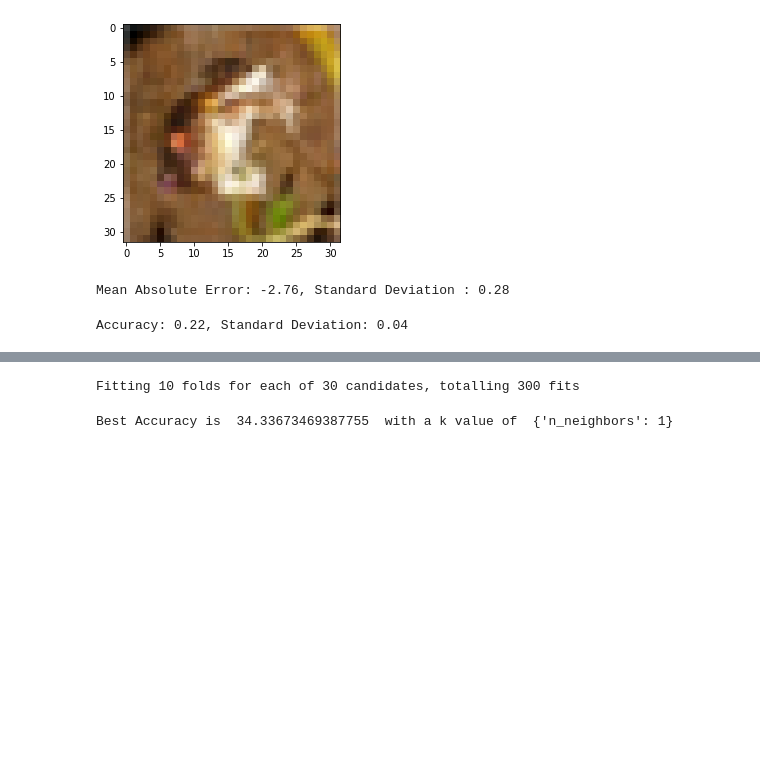
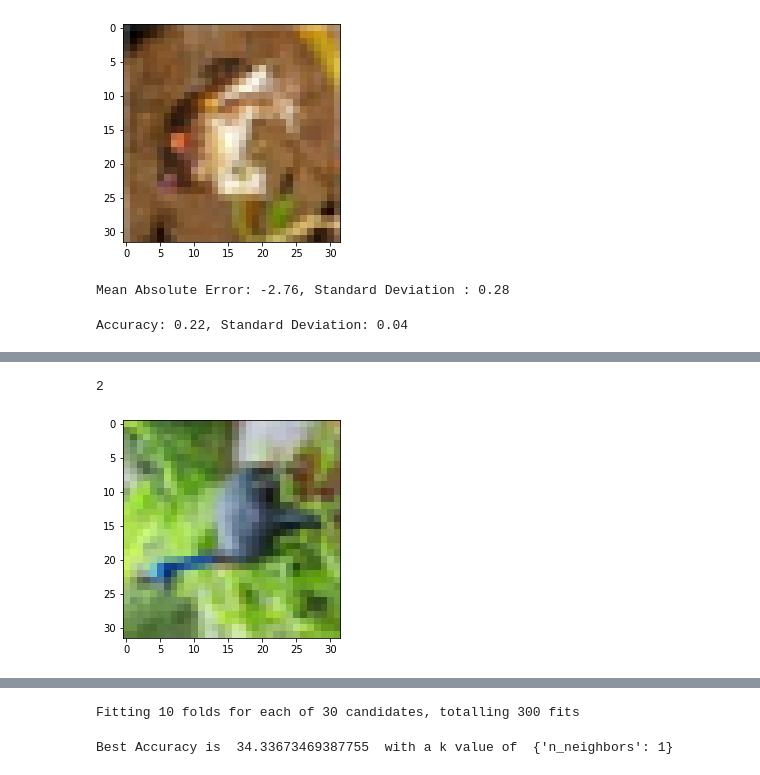
Before and after one commit to Voltflare/cs7394-comicsansonly, a Jupyter notebook: Project 3/Project 3- CIFAR-10.ipynb, the cells around one changed output, grey strips where cells are left out. Cells and saved outputs as stored; diff of their text form; code cells hidden in the pictures; blank space fills up the shorter version.

```diff
--- a/Project 3/Project 3- CIFAR-10.ipynb
+++ b/Project 3/Project 3- CIFAR-10.ipynb
@@ -200,0 +247,10 @@ At least it's *consistently* wrong, right? Let's try to make it better with Grid
+# %%
+#bird example
+image = x_train[6, :]
+image = np.reshape(image, (32,32,3), order='F' )
+plt.imshow(image)
+
+y_train[6]
+# %% [output]
+2
+[figure, added]
```
Also changed, not shown: parts of 11 cells of this notebook.
